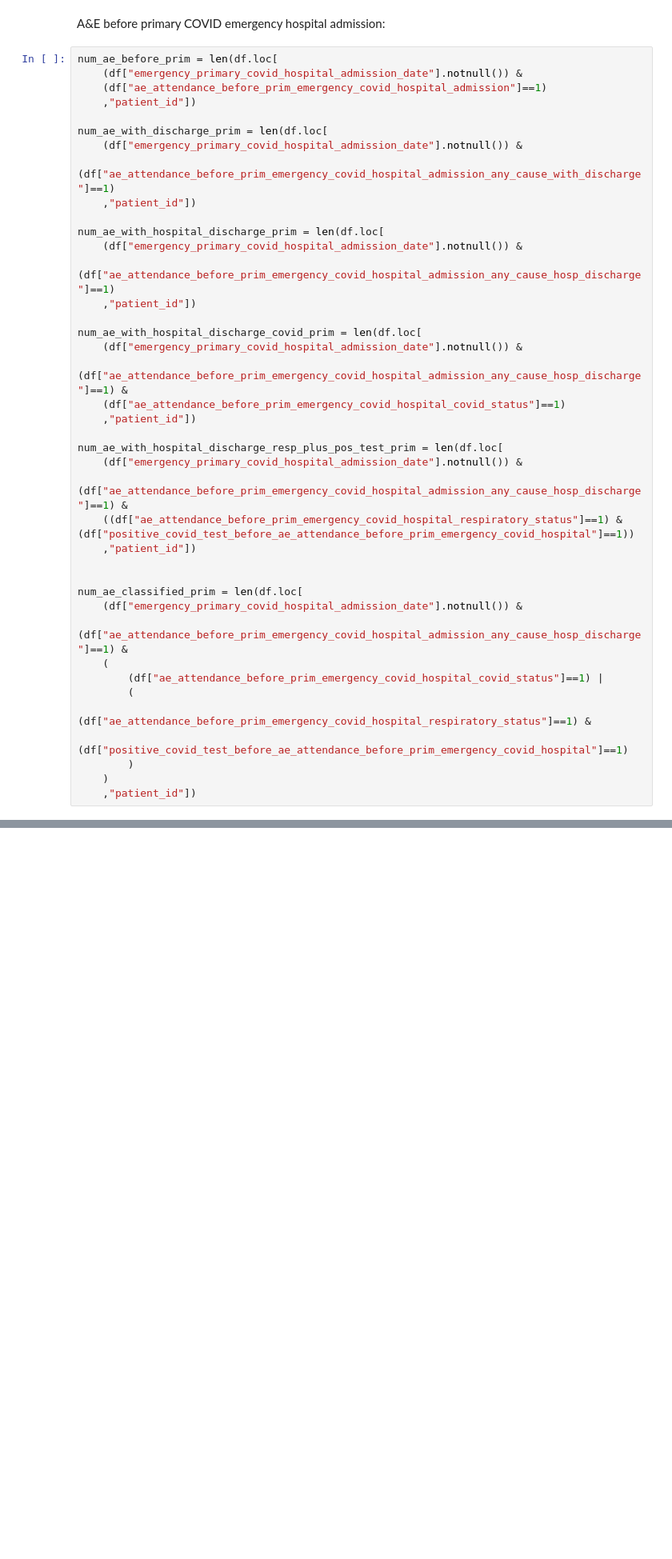
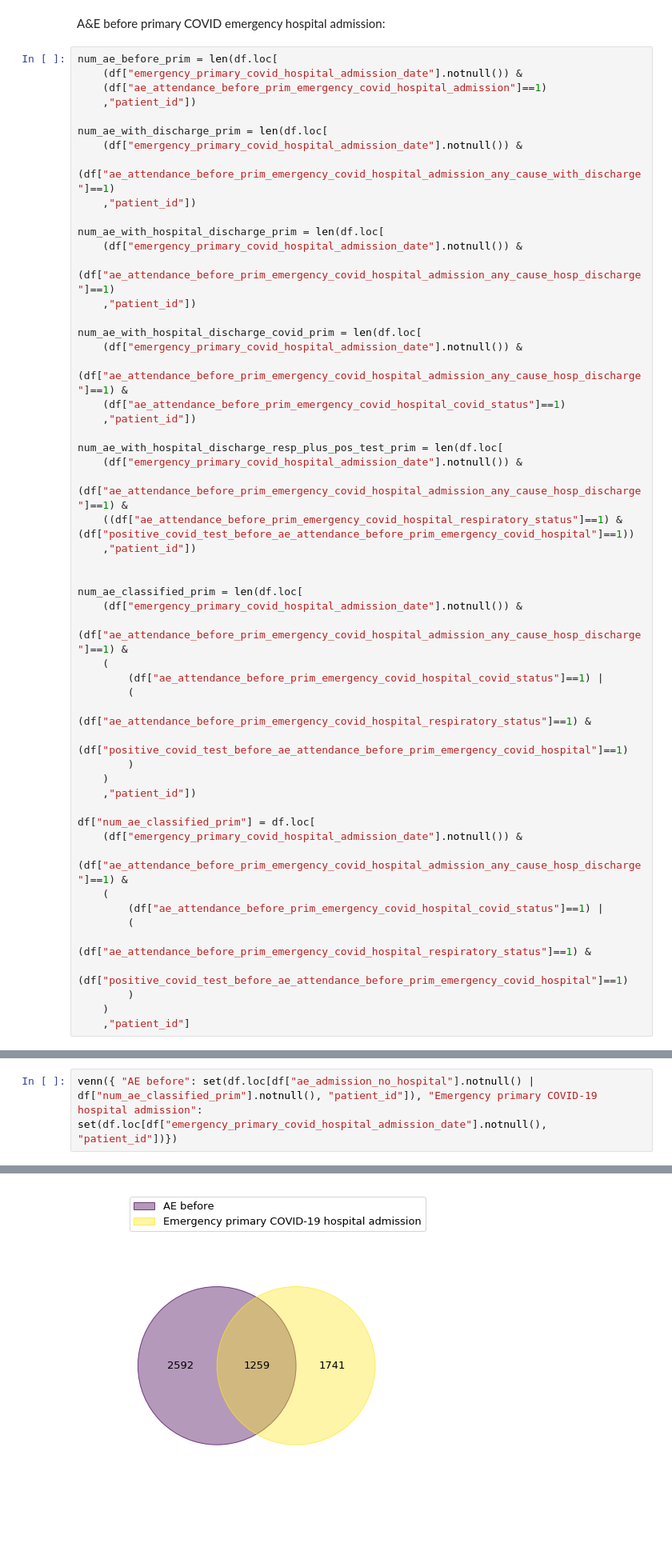
Before and after one commit to opensafely/vaccine-effectiveness-hospital-admissions-validation, a Jupyter notebook: analysis/analysis.ipynb, the cells around one changed output, grey strips where cells are left out. Shown at 80% size. Saved outputs shown, nothing was run; the diff lists cells and outputs as text; blank space fills up the shorter version.

Commit message:
add venn

```diff
--- a/analysis/analysis.ipynb
+++ b/analysis/analysis.ipynb
@@ -182,6 +216,18 @@ num_ae_classified_prim = len(df.loc[
         )
     )
     ,"patient_id"])
+
+df["num_ae_classified_prim"] = df.loc[
+    (df["emergency_primary_covid_hospital_admission_date"].notnull()) &
+    (df["ae_attendance_before_prim_emergency_covid_hospital_admission_any_cause_hosp_discharge"]==1) &
+    (
+        (df["ae_attendance_before_prim_emergency_covid_hospital_covid_status"]==1) |
+        (
+            (df["ae_attendance_before_prim_emergency_covid_hospital_respiratory_status"]==1) &
+            (df["positive_covid_test_before_ae_attendance_before_prim_emergency_covid_hospital"]==1)
+        )
+    )
+    ,"patient_id"]
 # %%
 ae_before_hospitalisation_prim_dict = {
     "ae before": num_ae_before_prim,
@@ -203,0 +252,3 @@ pd.DataFrame.from_dict(ae_before_hospitalisation_prim_dict, orient='index')
+# %%
+venn({ "AE before": set(df.loc[df["ae_admission_no_hospital"].notnull() | df["num_ae_classified_prim"].notnull(), "patient_id"]), "Emergency primary COVID-19 hospital admission": set(df.loc[df["emergency_primary_covid_hospital_admission_date"].notnull(), "patient_id"])})
+# %% [output]
@@ -204,3 +256,4 @@ pd.DataFrame.from_dict(ae_before_hospitalisation_prim_dict, orient='index')
+[figure, added]
 # %% [markdown]
 A&E admissions
 # %%
```
Also changed, not shown: parts of 11 cells of this notebook.
